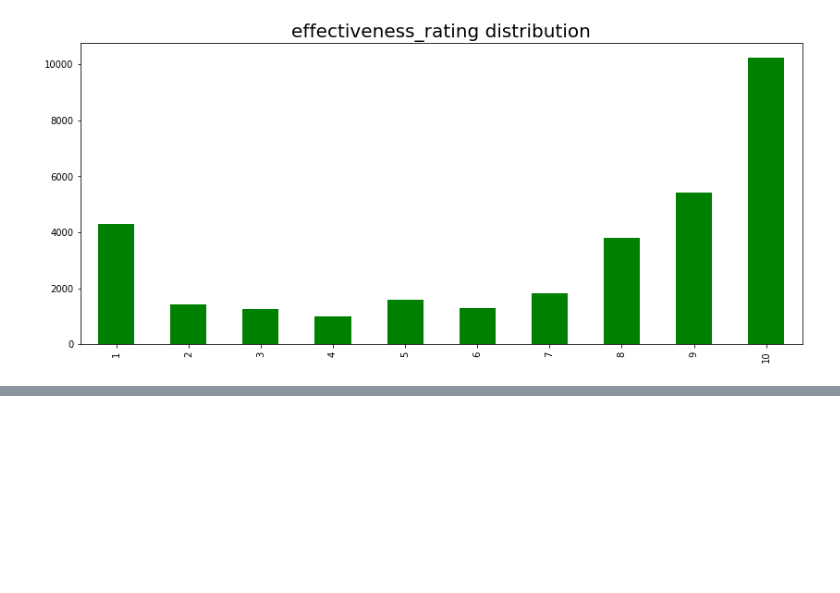
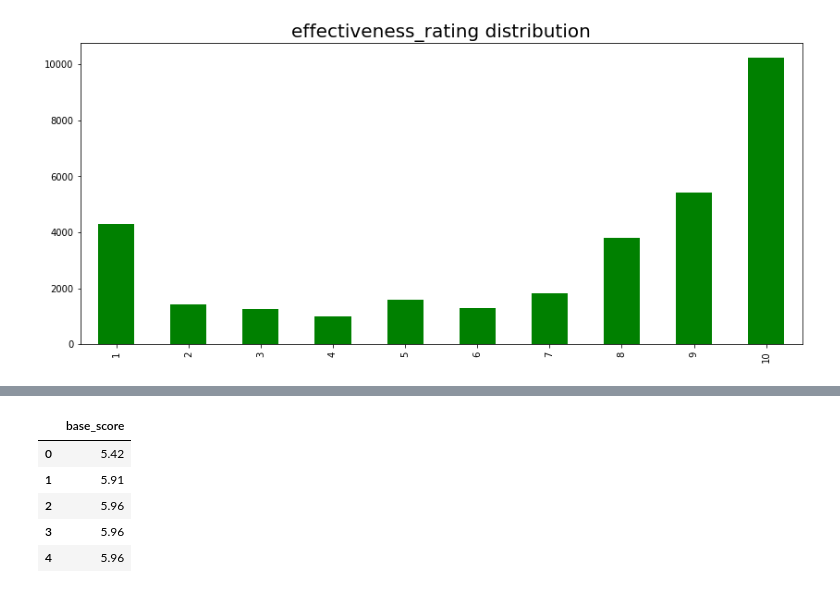
Before and after one commit to utkarshsharma1/reviews_ratings, a Jupyter notebook: std_drugs_v2.ipynb, the cells around one changed output, grey strips where cells are left out. Saved outputs shown, nothing was run; the diff lists cells and outputs as text; code cells hidden in the pictures; blank space fills up the shorter version.

```diff
--- a/std_drugs_v2.ipynb
+++ b/std_drugs_v2.ipynb
@@ -44,0 +197,21 @@ plt.show()
+# %%
+#Source code in keras 김태영'blog
+
+# 2. Model Structure
+model = Sequential()
+
+model.add(Dense(200, input_shape=(train_data_features.shape[1],)))
+model.add(BatchNormalization())
+model.add(Activation('relu'))
+model.add(Dropout(0.5))
+
+model.add(Dense(300))
+model.add(BatchNormalization())
+model.add(Activation('relu'))
+model.add(Dropout(0.5))
+
+model.add(Dense(100, activation='relu'))
+model.add(Dense(1, kernel_initializer='normal', activation='linear'))
+
+# 3. Model compile
+model.compile(optimizer='rmsprop', loss=root_mean_squared_error, metrics= [RootMeanSquaredError()])
@@ -44,0 +288,10 @@ plt.show()
+# %%
+df = pd.DataFrame(data=sub_preds_deep, columns = ['base_score'])
+df.head()
+# %% [output]
+|  | base_score |
+| 0 | 5.42 |
+| 1 | 5.91 |
+| 2 | 5.96 |
+| 3 | 5.96 |
+| 4 | 5.96 |
```
Also changed, not shown: parts of 28 cells of this notebook.
